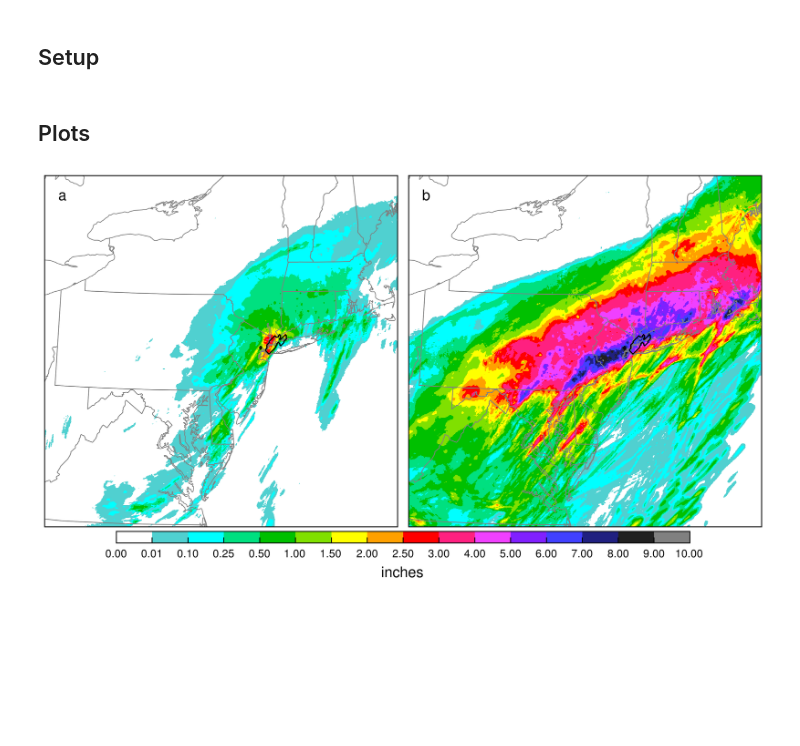
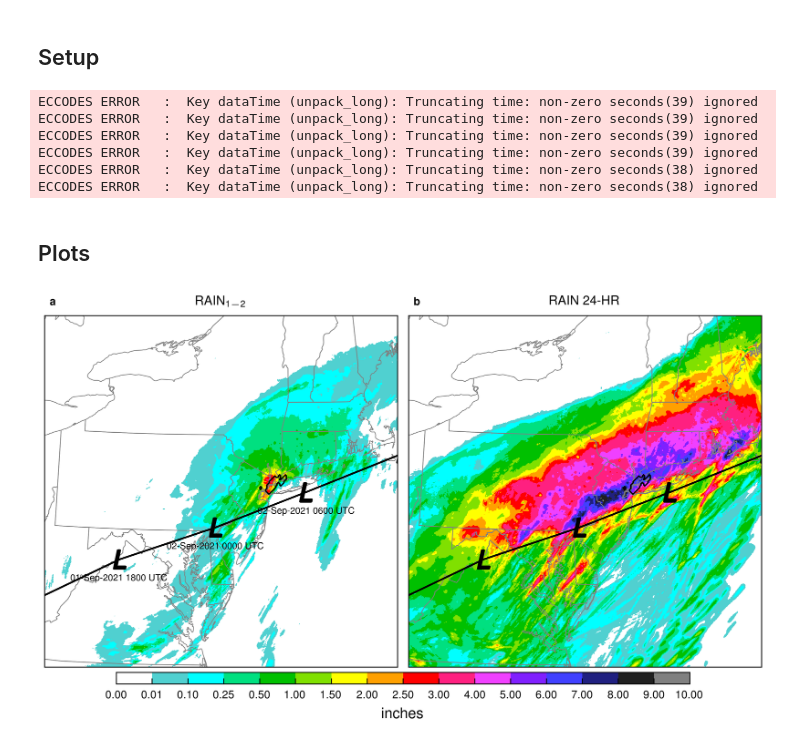
Before and after one commit to tyfolino/ida-precip, a Jupyter notebook: new-wofs/MRMS.ipynb, the cells around one changed output. Cells and saved outputs as stored; diff of their text form; code cells hidden in the pictures; blank space fills up the shorter version.

```diff
--- a/new-wofs/MRMS.ipynb
+++ b/new-wofs/MRMS.ipynb
@@ -18,9 +18,11 @@ import cartopy.crs as ccrs
 from metpy.plots import ctables
 import cartopy.feature as cfeature
 import matplotlib.colors as mcolors
-import scienceplots
+import scienceplots  # noqa: F401
+import pandas as pd
 
 plt.style.use(["science","nature"])
+plt.rcParams["text.usetex"] = True
 # %%
 # Make the above code into a function
 def read_in_mrms_data(bucket_name: str, path: str, hour: str) -> xr.DataArray:
@@ -66,6 +68,28 @@ hourly = read_in_mrms_data(
 daily = read_in_mrms_data(
     bucket_name, "CONUS/MultiSensor_QPE_24H_Pass2_00.00/20210902/", "120000"
 )
+
+dates = ["1", "2", "2"]
+times = ["230039", "000039", "010038"]
+# Read in composite reflectivity
+refl = xr.concat(
+    [
+        read_in_mrms_data(
+            bucket_name,
+            "CONUS/MergedReflectivityQCComposite_00.50/2021090" + d + "/",
+            t,
+        )
+        for d, t in zip(dates, times)
+    ],
+    dim="time",
+)
+# %% [output]
+ECCODES ERROR   :  Key dataTime (unpack_long): Truncating time: non-zero seconds(39) ignored
+ECCODES ERROR   :  Key dataTime (unpack_long): Truncating time: non-zero seconds(39) ignored
+ECCODES ERROR   :  Key dataTime (unpack_long): Truncating time: non-zero seconds(39) ignored
+ECCODES ERROR   :  Key dataTime (unpack_long): Truncating time: non-zero seconds(39) ignored
+ECCODES ERROR   :  Key dataTime (unpack_long): Truncating time: non-zero seconds(38) ignored
+ECCODES ERROR   :  Key dataTime (unpack_long): Truncating time: non-zero seconds(38) ignored
 # %%
 # Read in any WoFS simulation to get some projection attrs
 wofs = xr.open_dataset("/mnt/drive2/new-wofs/20Z/wofs_ALL_43_20210901_2000_2335.nc")
@@ -93,6 +162,8 @@ aoi = xr.open_dataarray("../data-holding/aoi.nc")
 # %%
 # Set levels
 levels = [0, 0.01, 0.1, 0.25, 0.50, 1, 1.5, 2, 2.5, 3, 4, 5, 6, 7, 8, 9, 10]
+
+titles = ["RAIN$_{1-2}$", "RAIN 24-HR"]
 
 letters = ["a", "b"]
 
@@ -113,6 +184,7 @@ fig, axes = plt.subplots(
 )
 
 for i,ax in enumerate(axes):
+
     ax.set_extent(  # type: ignore
         [
             -449900.09156094893,
@@ -132,33 +204,65 @@ for i,ax in enumerate(axes):
         cmap=precip_cmap,  # type: ignore
     )
 
     ax.add_feature(cfeature.STATES, linewidth=0.4, edgecolor="gray")  # type: ignore
 
     # Add the AOI
     ax.contour(
         wofs_lon,
         wofs_lat,
         aoi.values,
         levels=[0, 0.5, 1],
         colors=["black"],
         transform=ccrs.PlateCarree(),
         zorder=3,
-        linewidths=[0.4],
+        linewidths=[0.5],
     )
 
     ax.text(
-        0.04, 0.93, letters[i], transform=ax.transAxes, fontsize=8, fontweight="heavy"
+        0.015, 1.03, r"\textbf{" + letters[i] + "}", transform=ax.transAxes, fontsize=6
     )
+
+    ax.set_title(titles[i], fontsize=7)
+
+    ax.plot(
+        df_ida["Longitude"],
+        df_ida["Latitude"],
+        color="k",
+        marker="$L$",
+        markersize=10,
+        transform=ccrs.PlateCarree(),
+    )
+
+    # Get map extent (xmin, xmax, ymin, ymax)
+    x_min, x_max, y_min, y_max = ax.get_extent(crs=ccrs.PlateCarree())
+
+    # Add date & time below the "L" markers (only in the first subplot)
+    if i == 0:
+        for x, y, date, time in zip(df_ida["Longitude"], df_ida["Latitude"], df_ida["Date"], df_ida["Time"]):
+            if x_min <= x <= x_max-1 and y_min <= y <= y_max:
+                ax.text(
+                    x,
+                    y - 0.35,  # Adjust to position below "L"
+                    f"{date[6:]}-Sep-{date[:4]} {time[:]} UTC",
+                    fontsize=5,
+                    color="k",
+                    transform=ccrs.PlateCarree(),
+                    ha="center",
+                    va="top",
+                )
 
 # Add colorbar to figure
 cb = fig.colorbar(
     pc, ax=axes, orientation="horizontal", pad=0.01, aspect=50, shrink=0.8
 )
 cb.set_ticks(levels)
 cb.set_label("inches", fontsize=8)
 cb.ax.tick_params(labelsize=6)
 
+# Save fig as pdf
+# plt.savefig("../final-figures/Fig1_mrms_rainfall.pdf", bbox_inches="tight")
+
 # Show figure
 plt.show()
 # %% [output]
-[figure, old version]
+[figure, new version]
```
Also changed, not shown: parts of 3 cells of this notebook.
